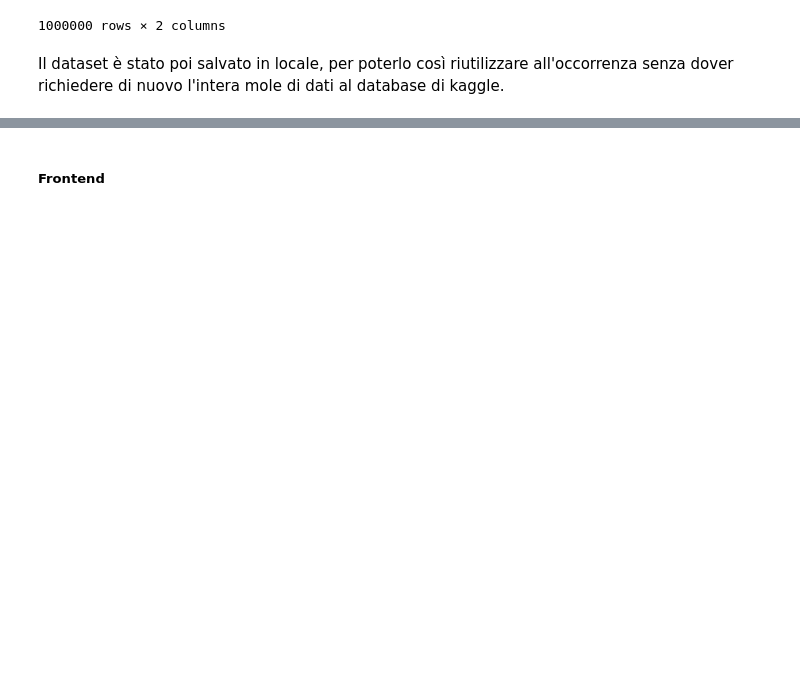
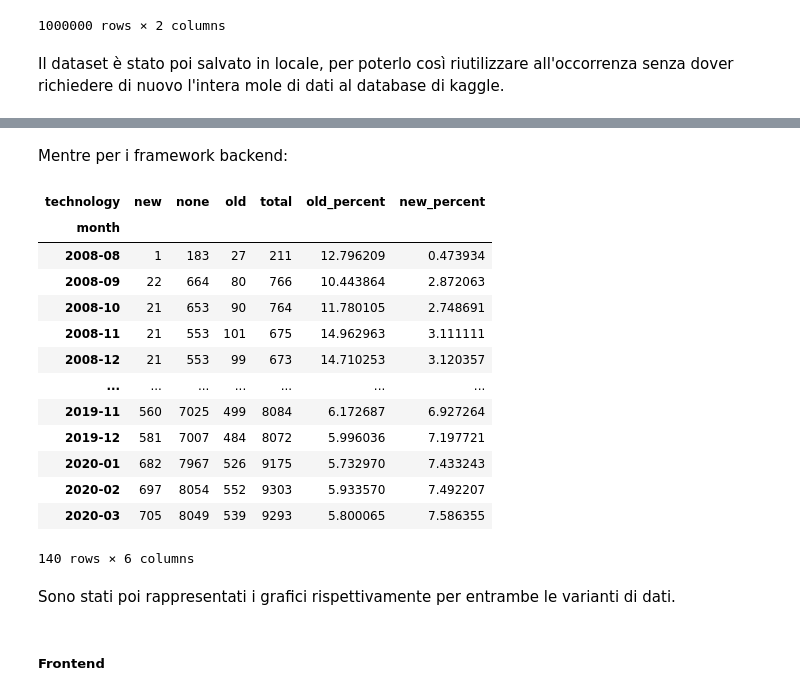
Before and after one commit to Chiyo-no-sake/ds_project, a Jupyter notebook: Relazione.ipynb, the cells around one changed output, grey strips where cells are left out. Saved outputs shown, nothing was run; the diff lists cells and outputs as text; code cells hidden in the pictures; blank space fills up the shorter version.

```diff
--- a/Relazione.ipynb
+++ b/Relazione.ipynb
@@ -592,2 +673,41 @@ all_question.to_csv('tags_dataframe.csv')
+# %% [markdown]
+Mentre per i framework backend:
+# %%
+def strCont(string, x):
+    return string.find(x) != -1
+
+def tagToOldNew(x):
+    if(strCont(x, 'express') or strCont(x, 'django') or strCont(x, 'symfony') or strCont(x, 'ruby-on-rails') or strCont(x, 'spring') or strCont(x, 'node')):
+        return 'new'
+    elif(strCont(x, 'asp') or strCont(x, 'java-servlet') or strCont(x, 'php')):
+        return 'old'
+    else:
+        return 'none'
+
+backend_ovn = tags_df.copy()
+backend_ovn['technology'] = backend_ovn['technology'].map(tagToOldNew)
+
+tab_back_ovn = backend_ovn.groupby(["month", "technology"]).size().unstack(fill_value=0)
+tab_back_ovn['total'] = tab_back_ovn['new']+tab_back_ovn['none']+tab_back_ovn['old']
+tab_back_ovn['old_percent'] = tab_back_ovn['old']/tab_back_ovn['total']*100
+tab_back_ovn['new_percent'] = tab_back_ovn['new']/tab_back_ovn['total']*100
+tab_back_ovn
+# %% [output]
+| technology | new | none | old | total | old_percent | new_percent |
+| month |  |  |  |  |  |  |
+| 2008-08 | 1 | 183 | 27 | 211 | 12.796209 | 0.473934 |
+| 2008-09 | 22 | 664 | 80 | 766 | 10.443864 | 2.872063 |
+| 2008-10 | 21 | 653 | 90 | 764 | 11.780105 | 2.748691 |
+| 2008-11 | 21 | 553 | 101 | 675 | 14.962963 | 3.111111 |
+| 2008-12 | 21 | 553 | 99 | 673 | 14.710253 | 3.120357 |
+| ... | ... | ... | ... | ... | ... | ... |
+| 2019-11 | 560 | 7025 | 499 | 8084 | 6.172687 | 6.927264 |
+| 2019-12 | 581 | 7007 | 484 | 8072 | 5.996036 | 7.197721 |
+| 2020-01 | 682 | 7967 | 526 | 9175 | 5.732970 | 7.433243 |
+| 2020-02 | 697 | 8054 | 552 | 9303 | 5.933570 | 7.492207 |
+| 2020-03 | 705 | 8049 | 539 | 9293 | 5.800065 | 7.586355 |
+140 rows × 6 columns
+# %% [markdown]
+Sono stati poi rappresentati i grafici rispettivamente per entrambe le varianti di dati.
 # %% [markdown]
 ##### Frontend
```
Also changed, not shown: parts of 12 cells of this notebook, 1 other file.
